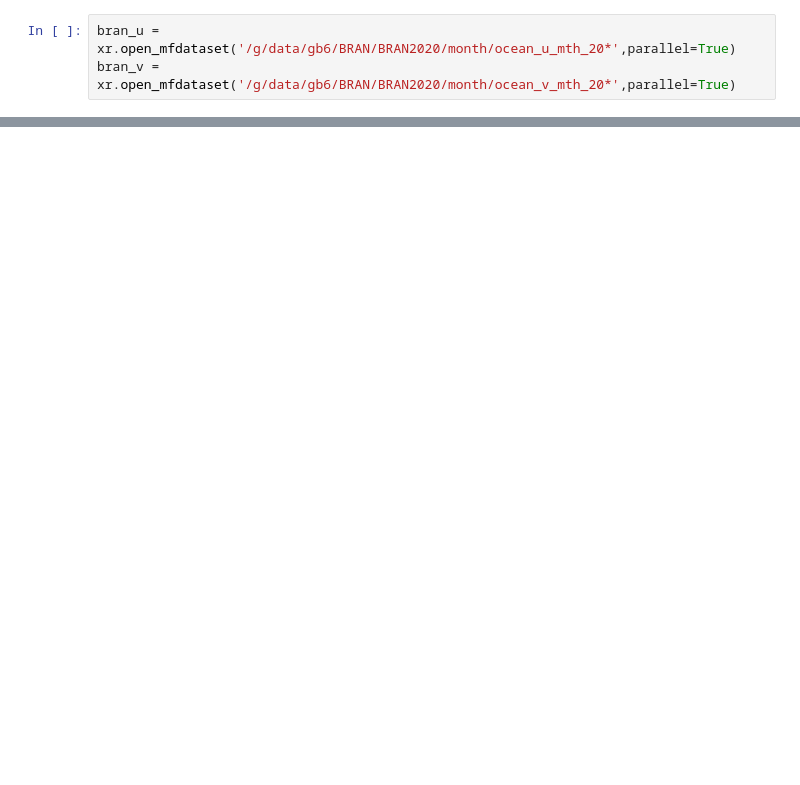
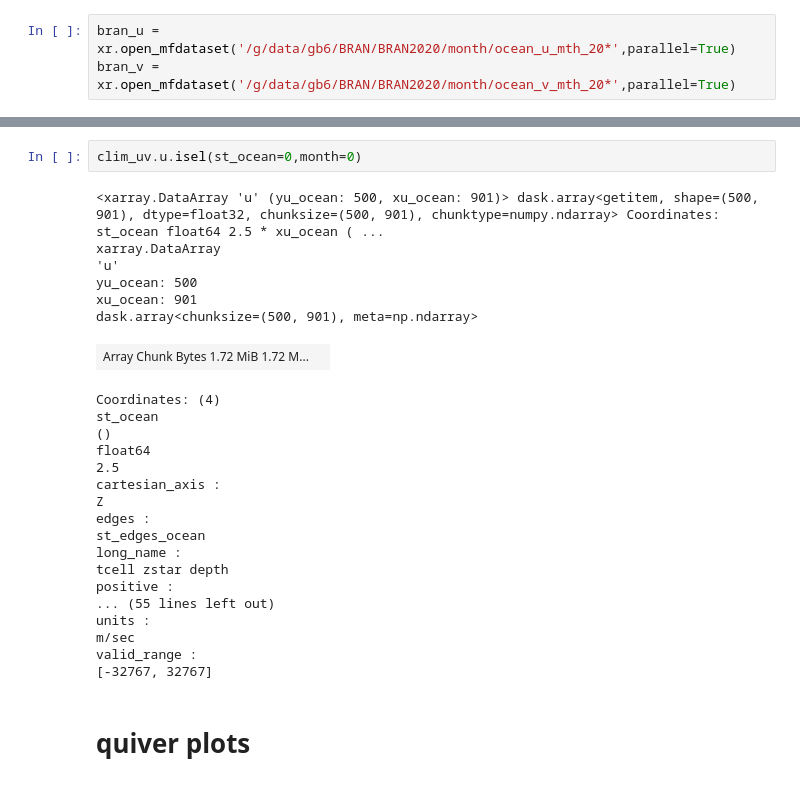
Before and after one commit to CARSv2/cars-v2, a Jupyter notebook: notebooks/sandbox-BRAN2020-uv.ipynb, the cells around one changed output, grey strips where cells are left out. Saved outputs shown, nothing was run; the diff lists cells and outputs as text; blank space fills up the shorter version.

```diff
--- a/notebooks/sandbox-BRAN2020-uv.ipynb
+++ b/notebooks/sandbox-BRAN2020-uv.ipynb
@@ -107,0 +327,29 @@ bran_u.u.isel({'Time':0,'st_ocean':0}).plot(robust=True)
+# %%
+clim_uv.u.isel(st_ocean=0,month=0)
+# %% [output]
+<xarray.DataArray 'u' (yu_ocean: 500, xu_ocean: 901)> dask.array<getitem, shape=(500, 901), dtype=float32, chunksize=(500, 901), chunktype=numpy.ndarray> Coordinates: st_ocean float64 2.5 * xu_ocean ( ...
+xarray.DataArray
+'u'
+yu_ocean: 500
+xu_ocean: 901
+dask.array<chunksize=(500, 901), meta=np.ndarray>
+| Array Chunk Bytes 1.72 MiB 1.72 M... |  |
+Coordinates: (4)
+st_ocean
+()
+float64
+2.5
+cartesian_axis :
+Z
+edges :
+st_edges_ocean
+long_name :
+tcell zstar depth
+positive :
+... (55 lines left out)
+units :
+m/sec
+valid_range :
+[-32767, 32767]
+# %% [markdown]
+# quiver plots
```
Also changed, not shown: parts of 25 cells of this notebook.
